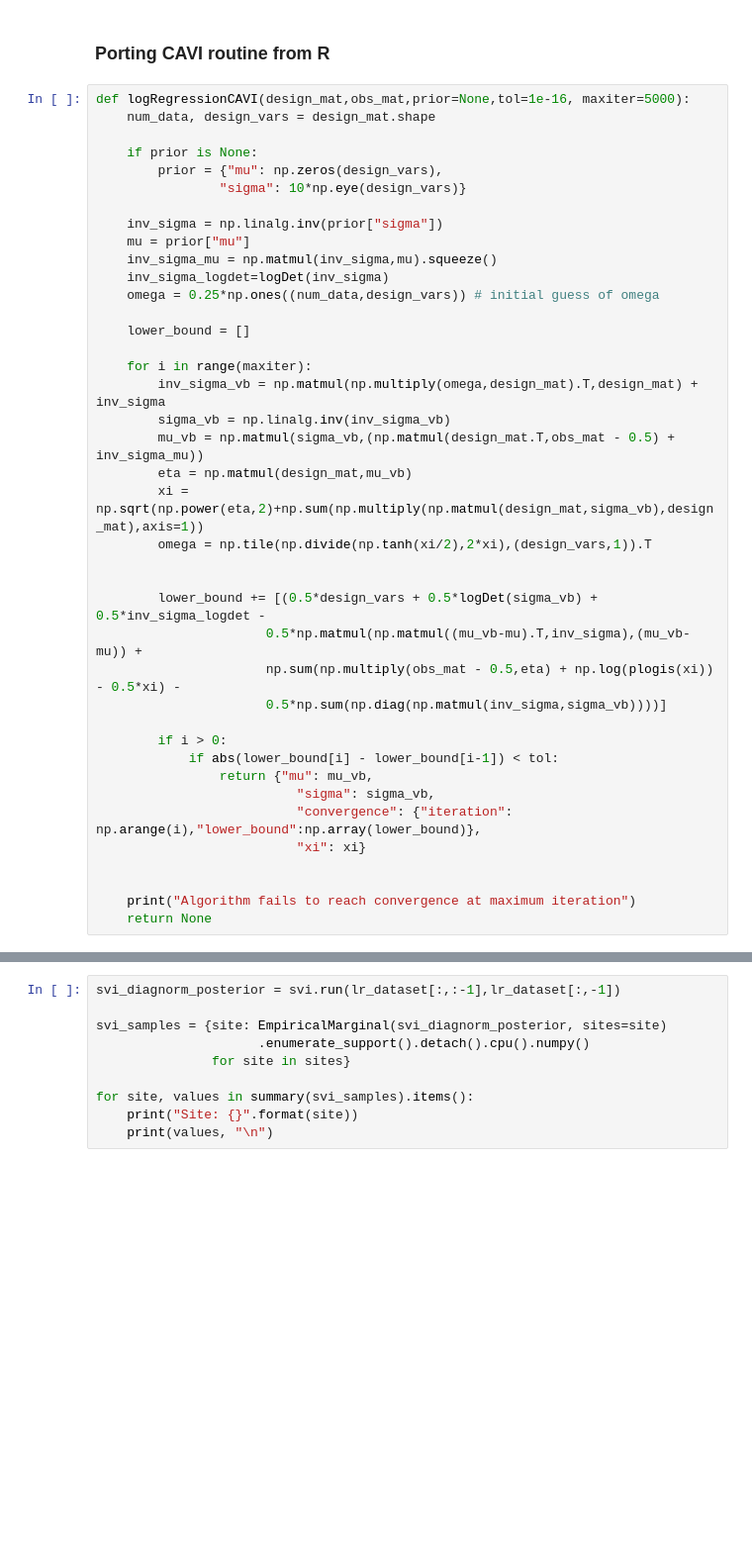
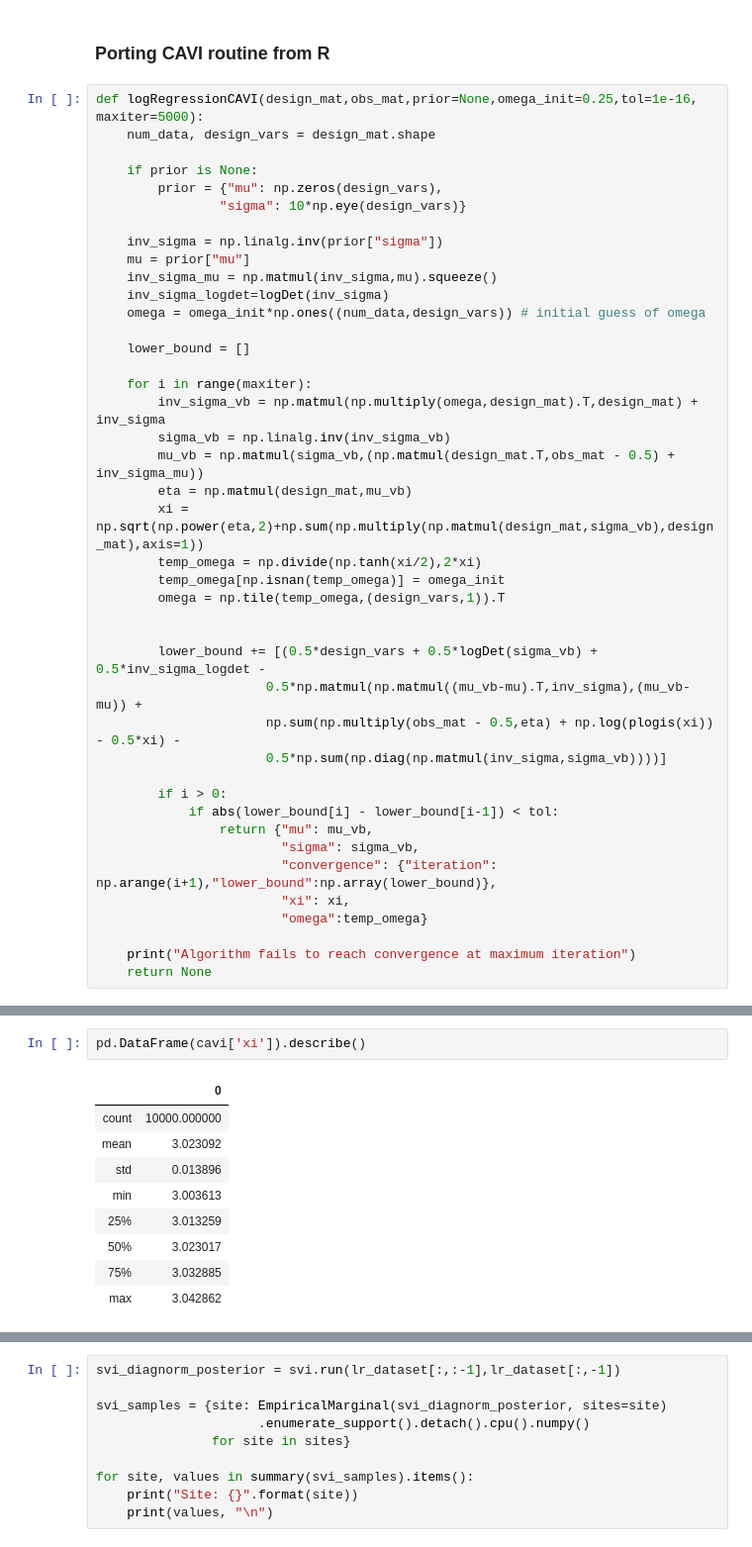
Before and after one commit to adisetyop/inference-with-pyro, a Jupyter notebook: bayesian_logreg_pyro.ipynb, the cells around one changed output, grey strips where cells are left out. Shown: that part at 99% size. Drawn from its saved outputs; the diff is of its cells as text; blank space fills up the shorter version.

Commit message:
adding nan handling for omega, enable sequential regression

```diff
--- a/bayesian_logreg_pyro.ipynb
+++ b/bayesian_logreg_pyro.ipynb
@@ -149,7 +149,7 @@ class LogRegressionModel(nn.Module):
 # %% [markdown]
 ### Porting CAVI routine from R
 # %%
-def logRegressionCAVI(design_mat,obs_mat,prior=None,tol=1e-16, maxiter=5000):
+def logRegressionCAVI(design_mat,obs_mat,prior=None,omega_init=0.25,tol=1e-16, maxiter=5000):
     num_data, design_vars = design_mat.shape
 
     if prior is None:
@@ -160,7 +160,7 @@ def logRegressionCAVI(design_mat,obs_mat,prior=None,tol=1e-16, maxiter=5000):
     mu = prior["mu"]
     inv_sigma_mu = np.matmul(inv_sigma,mu).squeeze()
     inv_sigma_logdet=logDet(inv_sigma)
-    omega = 0.25*np.ones((num_data,design_vars)) # initial guess of omega
+    omega = omega_init*np.ones((num_data,design_vars)) # initial guess of omega
 
     lower_bound = []
 
@@ -170,7 +170,9 @@ def logRegressionCAVI(design_mat,obs_mat,prior=None,tol=1e-16, maxiter=5000):
         mu_vb = np.matmul(sigma_vb,(np.matmul(design_mat.T,obs_mat - 0.5) + inv_sigma_mu))
         eta = np.matmul(design_mat,mu_vb)
         xi = np.sqrt(np.power(eta,2)+np.sum(np.multiply(np.matmul(design_mat,sigma_vb),design_mat),axis=1))
-        omega = np.tile(np.divide(np.tanh(xi/2),2*xi),(design_vars,1)).T
+        temp_omega = np.divide(np.tanh(xi/2),2*xi)
+        temp_omega[np.isnan(temp_omega)] = omega_init
+        omega = np.tile(temp_omega,(design_vars,1)).T
 
 
         lower_bound += [(0.5*design_vars + 0.5*logDet(sigma_vb) + 0.5*inv_sigma_logdet -
@@ -181,10 +183,10 @@ def logRegressionCAVI(design_mat,obs_mat,prior=None,tol=1e-16, maxiter=5000):
         if i > 0:
             if abs(lower_bound[i] - lower_bound[i-1]) < tol:
                 return {"mu": mu_vb,
-                          "sigma": sigma_vb,
-                          "convergence": {"iteration": np.arange(i),"lower_bound":np.array(lower_bound)},
-                          "xi": xi}
-
+                        "sigma": sigma_vb,
+                        "convergence": {"iteration": np.arange(i+1),"lower_bound":np.array(lower_bound)},
+                        "xi": xi,
+                        "omega":temp_omega}
 
     print("Algorithm fails to reach convergence at maximum iteration")
     return None
@@ -288,0 +265,12 @@ print("--- %s seconds ---" % (time.time() - start_time))
+# %%
+pd.DataFrame(cavi['xi']).describe()
+# %% [output]
+|  | 0 |
+| count | 10000.000000 |
+| mean | 3.023092 |
+| std | 0.013896 |
+| min | 3.003613 |
+| 25% | 3.013259 |
+| 50% | 3.023017 |
+| 75% | 3.032885 |
+| max | 3.042862 |
```
Also changed, not shown: parts of 5 cells of this notebook.
